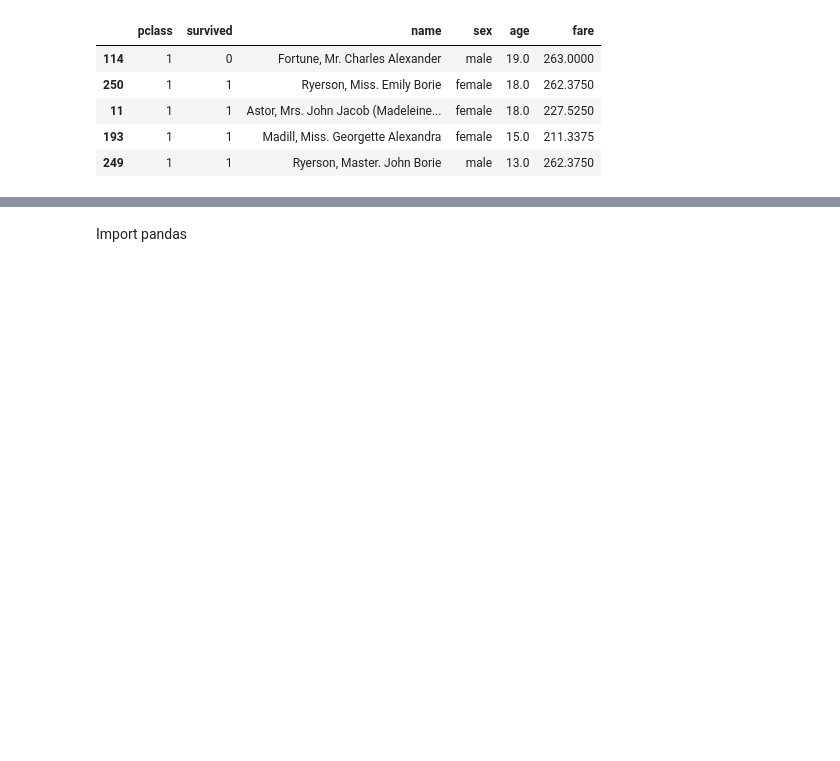
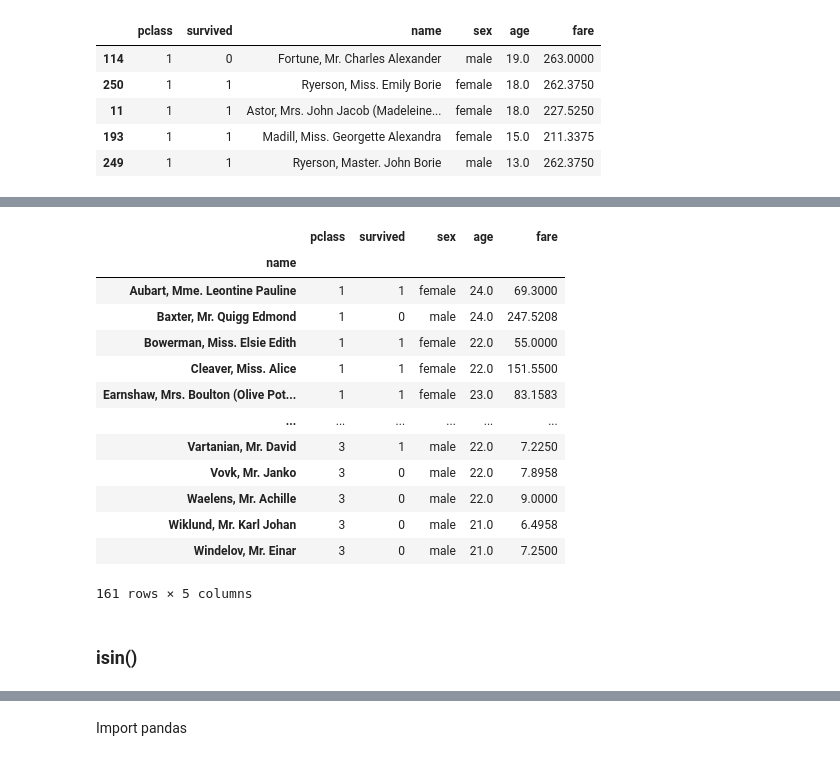
Before and after one commit to AmalSatheesan/Data_Analysis_with_Pandas, a Jupyter notebook: homework3.ipynb, the cells around one changed output, grey strips where cells are left out. Saved outputs shown, nothing was run; the diff lists cells and outputs as text; code cells hidden in the pictures; blank space fills up the shorter version.

```diff
--- a/homework3.ipynb
+++ b/homework3.ipynb
@@ -359,0 +420,20 @@ rich.nlargest(5,columns=['age','fare'])
+# %%
+youth_mask = titanic['age'].between(20,25, inclusive= 'neither') # can use either both or neither for inclusive
+titanic[youth_mask]
+# %% [output]
+|  | pclass | survived | sex | age | fare |
+| name |  |  |  |  |  |
+| Aubart, Mme. Leontine Pauline | 1 | 1 | female | 24.0 | 69.3000 |
+| Baxter, Mr. Quigg Edmond | 1 | 0 | male | 24.0 | 247.5208 |
+| Bowerman, Miss. Elsie Edith | 1 | 1 | female | 22.0 | 55.0000 |
+| Cleaver, Miss. Alice | 1 | 1 | female | 22.0 | 151.5500 |
+| Earnshaw, Mrs. Boulton (Olive Pot... | 1 | 1 | female | 23.0 | 83.1583 |
+| ... | ... | ... | ... | ... | ... |
+| Vartanian, Mr. David | 3 | 1 | male | 22.0 | 7.2250 |
+| Vovk, Mr. Janko | 3 | 0 | male | 22.0 | 7.8958 |
+| Waelens, Mr. Achille | 3 | 0 | male | 22.0 | 9.0000 |
+| Wiklund, Mr. Karl Johan | 3 | 0 | male | 21.0 | 6.4958 |
+| Windelov, Mr. Einar | 3 | 0 | male | 21.0 | 7.2500 |
+161 rows × 5 columns
+# %% [markdown]
+### isin()
```
Also changed, not shown: parts of 16 cells of this notebook.
